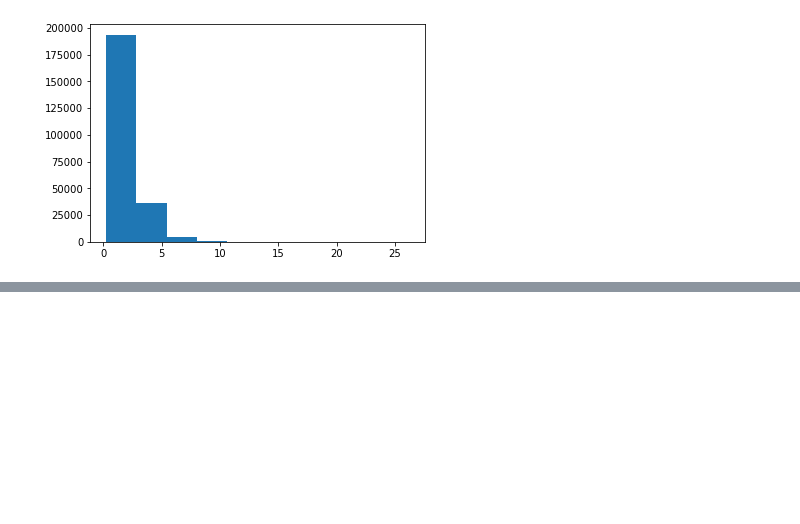
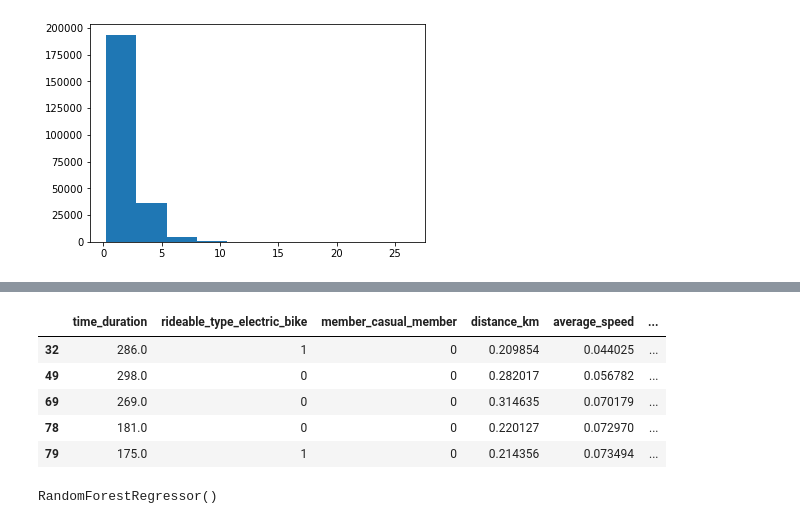
Before and after one commit to abachhu/city-bike-planning, a Jupyter notebook: city-bike-planning.ipynb, the cells around one changed output, grey strips where cells are left out. Cells and saved outputs as stored; diff of their text form; code cells hidden in the pictures; blank space fills up the shorter version.

```diff
--- a/city-bike-planning.ipynb
+++ b/city-bike-planning.ipynb
@@ -447,0 +504,9 @@ plt.hist(filtered_df["distance_km"])
+# %%
+filtered_df.head()
+# %% [output]
+|  | time_duration | rideable_type_electric_bike | member_casual_member | distance_km | average_speed | ... |
+| 32 | 286.0 | 1 | 0 | 0.209854 | 0.044025 | ... |
+| 49 | 298.0 | 0 | 0 | 0.282017 | 0.056782 | ... |
+| 69 | 269.0 | 0 | 0 | 0.314635 | 0.070179 | ... |
+| 78 | 181.0 | 0 | 0 | 0.220127 | 0.072970 | ... |
+| 79 | 175.0 | 1 | 0 | 0.214356 | 0.073494 | ... |
@@ -447,0 +534,4 @@ plt.hist(filtered_df["distance_km"])
+# %%
+rf.fit(X_train_scaled, y_train)
+# %% [output]
+RandomForestRegressor()
```
Also changed, not shown: parts of 17 cells of this notebook.
